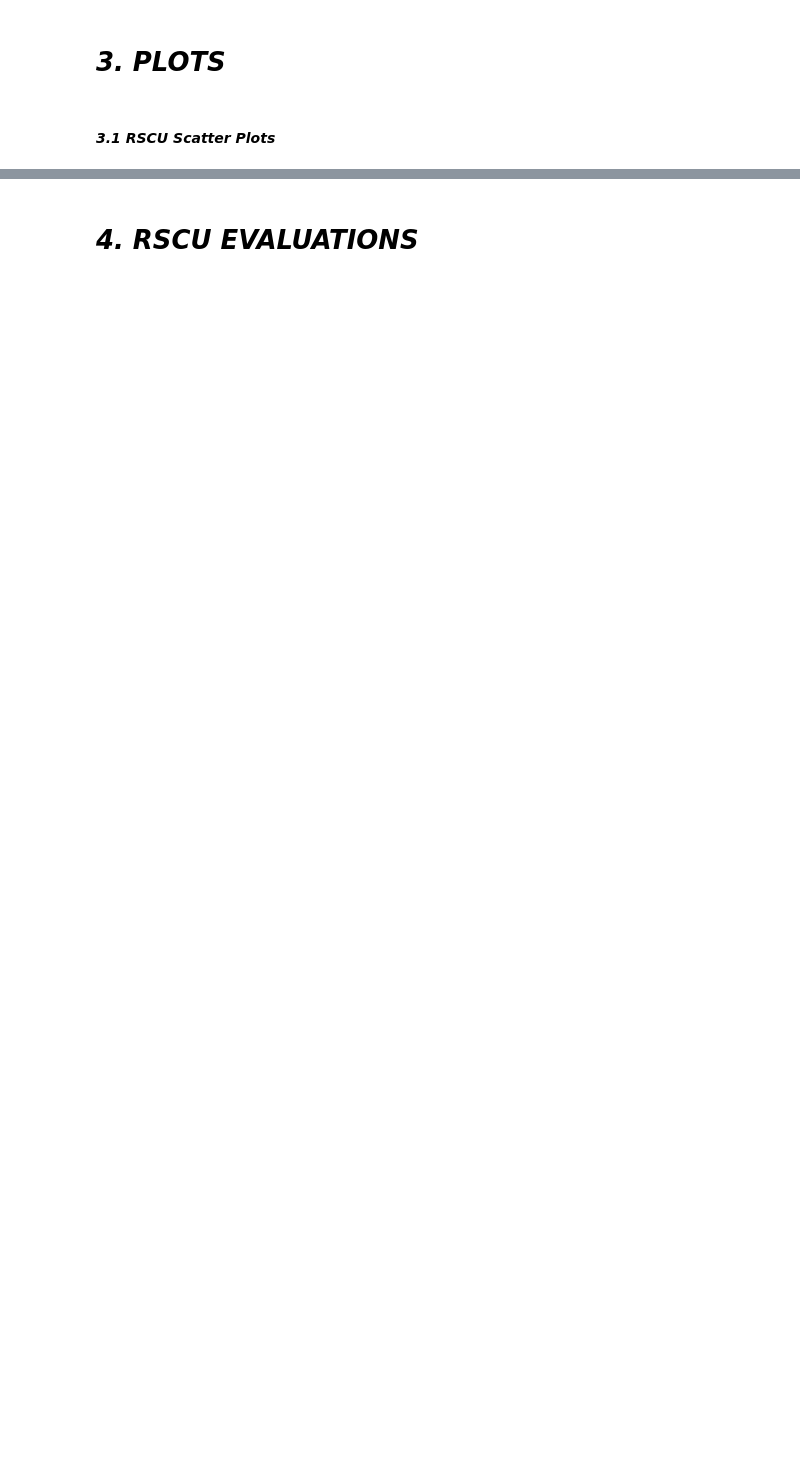
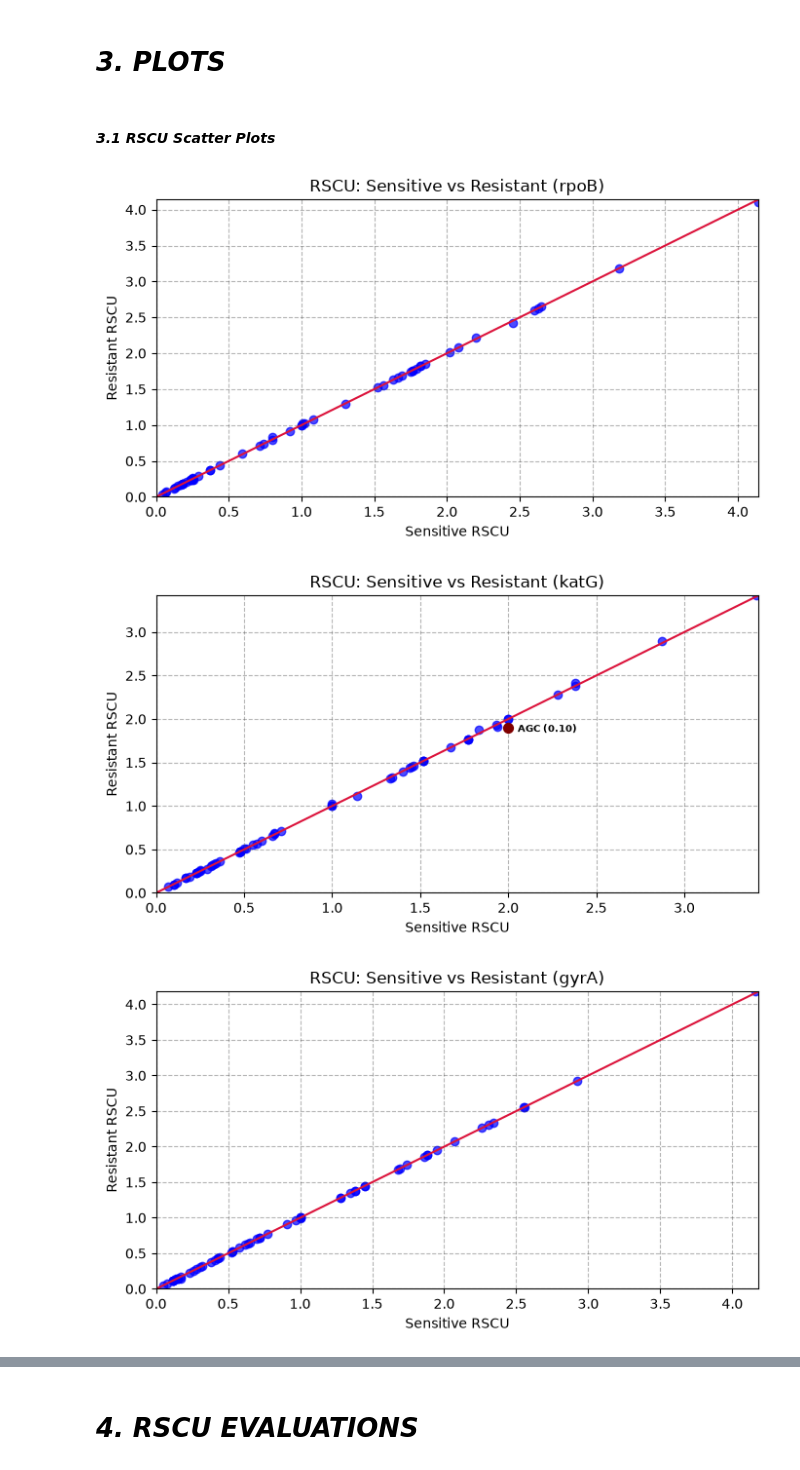
Before and after one commit to ginger-gif-bot/NGS, a Jupyter notebook: python_scripts/stats_plots.ipynb, the cells around one changed output, grey strips where cells are left out. Saved outputs shown, nothing was run; the diff lists cells and outputs as text; code cells hidden in the pictures; blank space fills up the shorter version.

```diff
--- a/python_scripts/stats_plots.ipynb
+++ b/python_scripts/stats_plots.ipynb
@@ -151,33 +182,38 @@ rscu_avg_rpoB[rscu_avg_rpoB["Amino_acid"] == "L"]["sensitive_frac"].sum()
 data = [
     ("rpoB",rscu_avg_rpoB),
     ("katG",rscu_avg_katG),
     ("gyrA",rscu_avg_gyrA)
 ]
 
 for gene,dataset in data:
     x = dataset["Sensitive"]
     y = dataset["Resistant"]
     plt.figure(figsize=(7,4))
     max_val = max(x.max(),y.max())
     plt.plot([0,max_val],[0,max_val],color="crimson", linestyle="-", label="y = x")
     plt.scatter(x,y,color="blue", alpha=0.7)
     plt.xlabel("Sensitive RSCU")
     plt.ylabel("Resistant RSCU")
     plt.title(f"RSCU: Sensitive vs Resistant ({gene})")
     plt.xlim(0, max_val)
     plt.ylim(0, max_val)
     plt.grid(True,linestyle="--",alpha=0.4,color="#494a4a")
     for codon in dataset.index:
         xi = dataset.loc[codon,"Sensitive"]
         yi = dataset.loc[codon,"Resistant"]
+        codon = dataset.loc[codon,"Codon"]
         if abs(xi - yi) > 0.1:
             plt.scatter(xi,yi, color = "maroon",s = 50, zorder = 5)
             plt.annotate(f"{codon} ({abs(xi-yi):.2f})",(xi,yi), fontsize=7,
                          xytext=(7,-3),textcoords="offset points",
                          fontweight = "bold")
     plt.tight_layout()
     plt.savefig(os.path.join("..","results","plots",f"rscu_scatter_{gene}.png"),dpi=300,bbox_inches="tight")
     plt.show()
+# %% [output]
+[figure, added]
+[figure, added]
+[figure, added]
 # %%
 fig, axes  = plt.subplots(1,3,figsize=(15,5))
 
```
Also changed, not shown: parts of 58 cells of this notebook, 26 other files.
